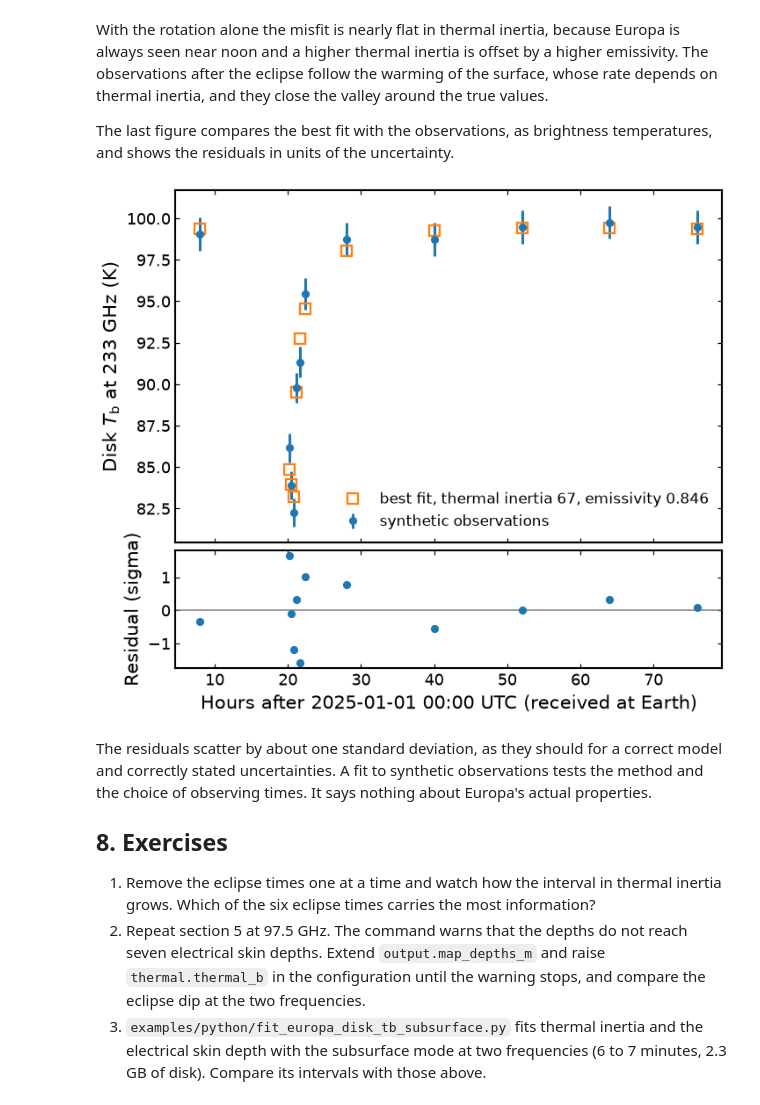
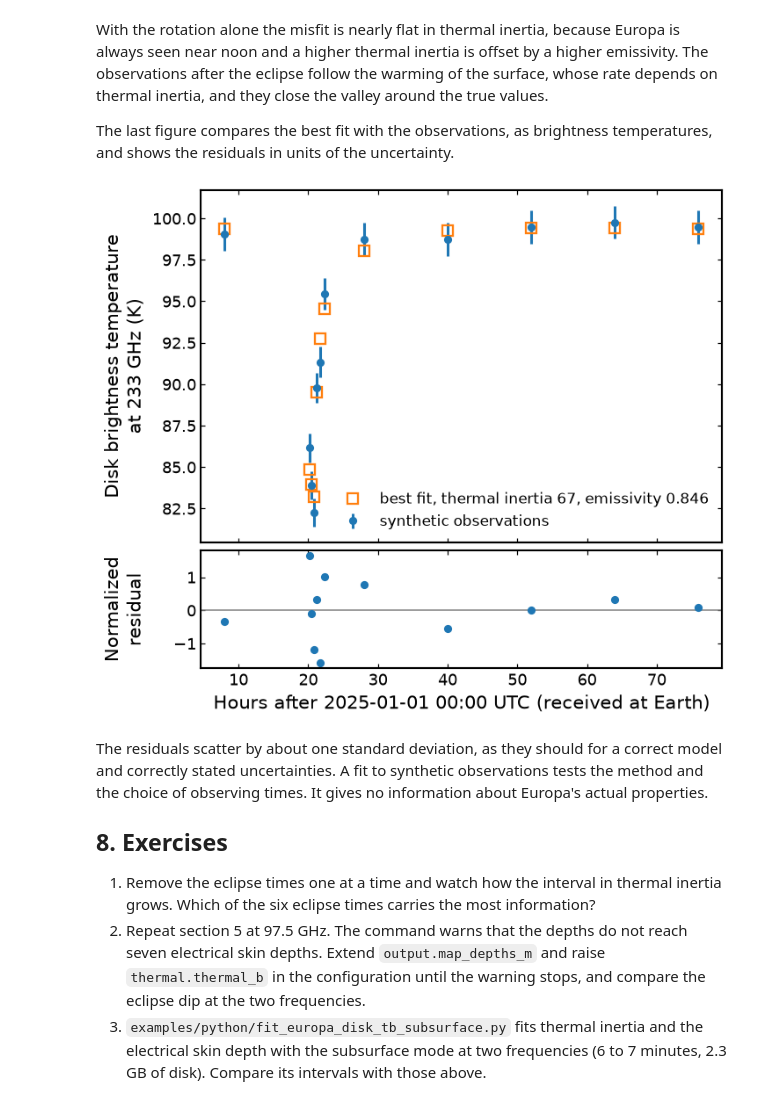
Before and after one commit to phayne/ptm3d, a Jupyter notebook: docs/tutorials/notebooks/05_europa_observing.ipynb, the cells around one changed output. Cells and saved outputs as stored; diff of their text form; code cells hidden in the pictures.

```diff
--- a/docs/tutorials/notebooks/05_europa_observing.ipynb
+++ b/docs/tutorials/notebooks/05_europa_observing.ipynb
@@ -347,33 +347,34 @@ shows the residuals in units of the uncertainty.
 # %%
 from scipy.interpolate import CubicSpline
 
 ti_best, eps_best = best["rotation and eclipse"]
 flux_best = eps_best * np.array([CubicSpline(np.log(TI), flux_grid[:, j])(np.log(ti_best))
                                  for j in range(flux_grid.shape[1])])
 nu = 233.0e9
 tb_best = observe.planck_nu_temperature(flux_best * observe.JANSKY / omega, nu)
 geoms_all = geoms_rot + geoms_ecl
 hours_obs = np.array([(np.datetime64(g.utc_observed[:19]) - np.datetime64("2025-01-01T00:00:00"))
                       / np.timedelta64(1, "h") for g in geoms_all])
 
 fig, axes = plt.subplots(2, 1, figsize=(6.5, 5.5), sharex=True, constrained_layout=True,
                          gridspec_kw={"height_ratios": [3, 1]})
 axes[0].errorbar(hours_obs, tb_obs, yerr=tb_obs * sigma / obs, fmt="o", ms=5,
                  label="synthetic observations")
 axes[0].plot(hours_obs, tb_best, "s", mfc="none", ms=8, mew=1.5,
              label=f"best fit, thermal inertia {ti_best:.0f}, emissivity {eps_best:.3f}")
-axes[0].set_ylabel(r"Disk $T_\mathrm{b}$ at 233 GHz (K)")
+axes[0].set_ylabel("Disk brightness temperature\nat 233 GHz (K)")
 axes[0].legend(frameon=False, loc="lower right")
 axes[1].axhline(0, color="0.5", lw=1)
 axes[1].plot(hours_obs, (obs - flux_best) / sigma, "o", ms=5)
-axes[1].set_ylabel("Residual (sigma)")
+axes[1].set_ylabel("Normalized\nresidual")
+fig.align_ylabels(axes)
 axes[1].set_xlabel("Hours after 2025-01-01 00:00 UTC (received at Earth)");
 # %% [output]
-[figure, old version]
+[figure, new version]
 # %% [markdown]
 The residuals scatter by about one standard deviation, as they should for a correct model and
 correctly stated uncertainties. A fit to synthetic observations tests the method and the choice of
-observing times. It says nothing about Europa's actual properties.
+observing times. It gives no information about Europa's actual properties.
 
 ## 8. Exercises
 
```
Also changed, not shown: parts of 2 cells of this notebook, 6 other files.
